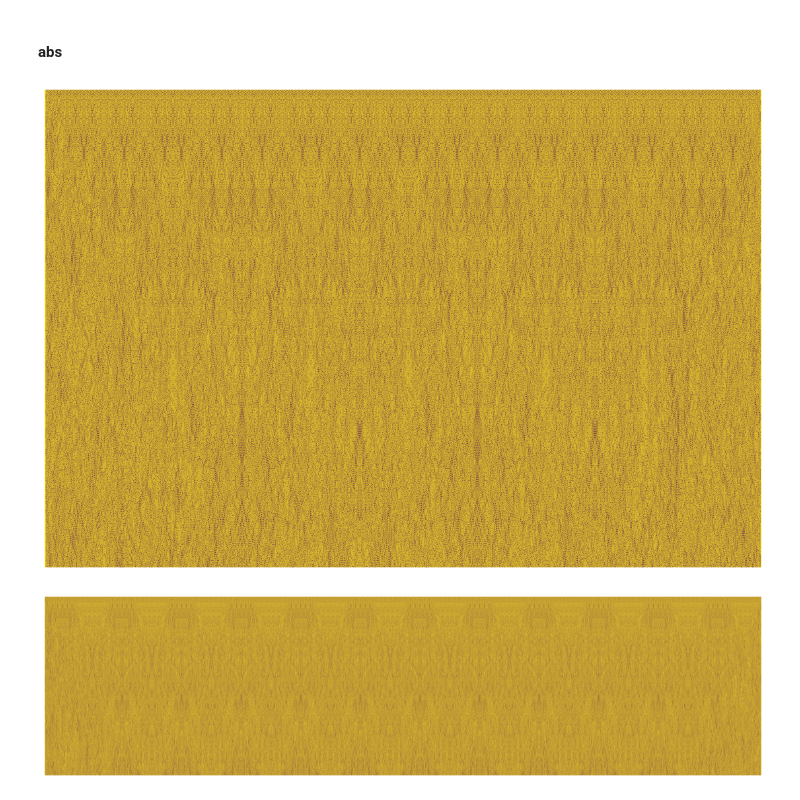
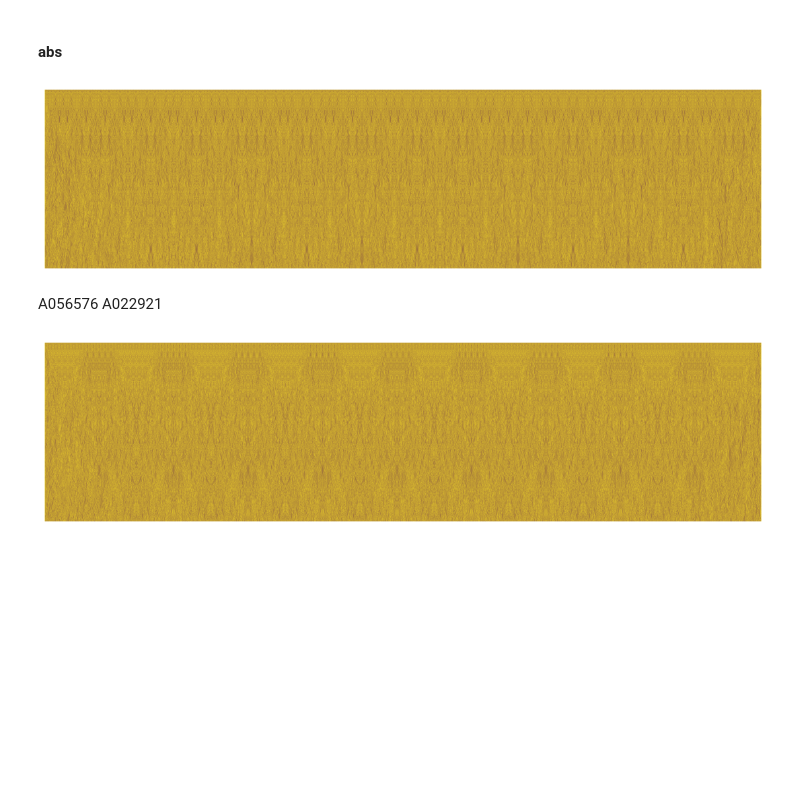
Before and after one commit to tt5/p-dynsys, a Jupyter notebook: automaton.ipynb, the cells around one changed output. Drawn from its saved outputs; the diff is of its cells as text; code cells hidden in the pictures; blank space fills up the shorter version.

```diff
--- a/automaton.ipynb
+++ b/automaton.ipynb
@@ -159,27 +159,29 @@ plt.imshow(t, interpolation='nearest');plt.axis('off');plt.show()
 # %% [markdown]
 #### abs
 # %%
-t = np.zeros((2000,3000), dtype='int64')
+t = np.zeros((1601,6401), dtype='int64')
 t = t+1
 s = [1] + [1 for x in range(t.shape[1]-2,0,-1)] + [1]
 t[0,] = s
 s = [1] + [math.floor((x+1)*math.sqrt(2)) - math.floor(x*math.sqrt(2))-1 for x in range(t.shape[1]-2,0,-1)] + [1]
 #s = [1] + [math.floor(math.log((3**x),2))%2 for x in range(t.shape[1]-2,0,-1)] + [1]
 #print(s)
 t[1,] = s
 
 def processLine(t, l):
     for i in range(4,t.shape[1]-3):
         if t[l-1,i] != 0:
             t[l+1,i] = (abs((t[l,i]**2 - t[l,i-1] * t[l,i+1] -0) // (t[l-1,i])))
         else:
             t[l+1,i] = 1
 
 for i in range(1,t.shape[0]-1):
     processLine(t,i)
 
 plt.figure(figsize = (14,14))
 plt.imshow(t);plt.axis('off');plt.show()
 # %% [output]
-[figure, old version]
+[figure, new version]
+# %% [markdown]
+A056576 A022921
 # %%
```
Also changed, not shown: parts of 4 cells of this notebook.
